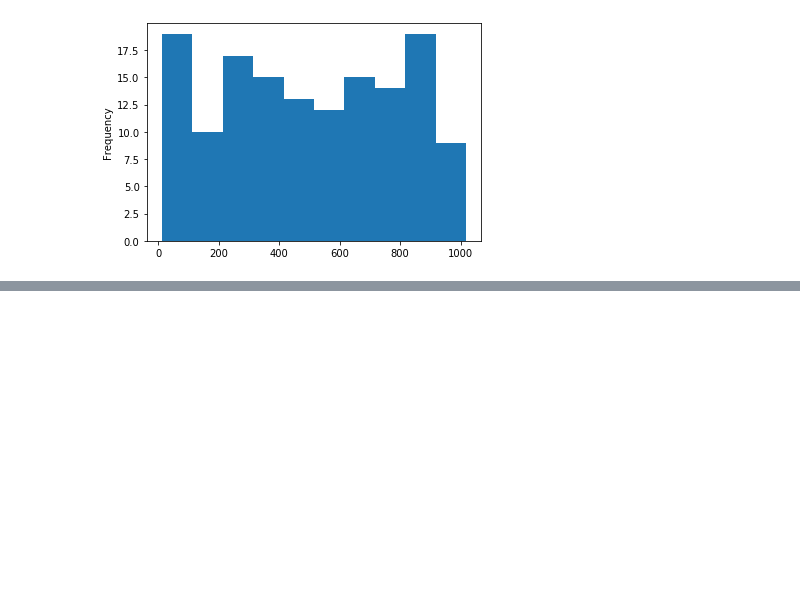
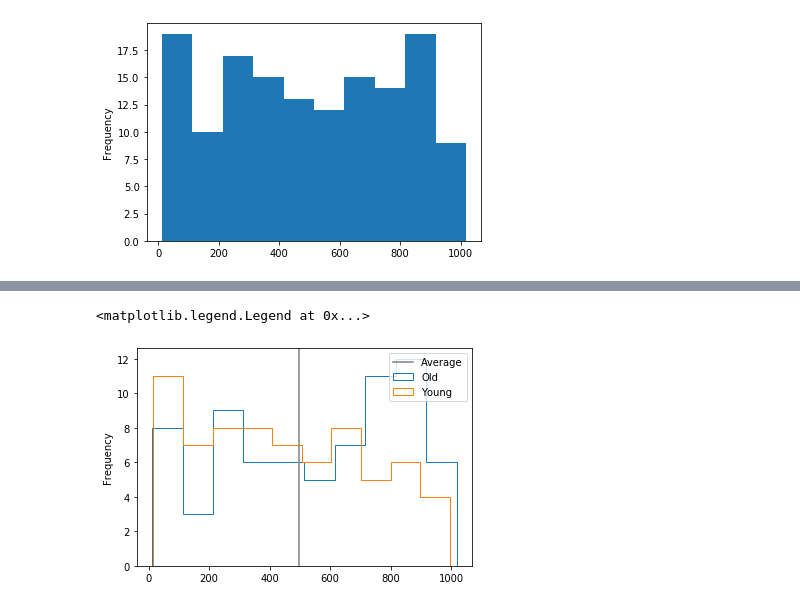
Before and after one commit to tongNJ/Dataquest_tutorial, a Jupyter notebook: Frequency Distribution.ipynb, the cells around one changed output, grey strips where cells are left out. Drawn from its saved outputs; the diff is of its cells as text; code cells hidden in the pictures; blank space fills up the shorter version.

```diff
--- a/Frequency Distribution.ipynb
+++ b/Frequency Distribution.ipynb
@@ -431,0 +472,9 @@ df['MIN'].plot.hist()
+# %%
+
+wnba[wnba.Age >= 27]['MIN'].plot.hist(histtype = 'step', label = 'Old', legend = True)
+wnba[wnba.Age < 27]['MIN'].plot.hist(histtype = 'step', label = 'Young', legend = True)
+plt.axvline(x=497,label='Average',color='grey')
+plt.legend()
+# %% [output]
+<matplotlib.legend.Legend at 0x...>
+[figure, added]
```
Also changed, not shown: parts of 14 cells of this notebook, 1 other file.
